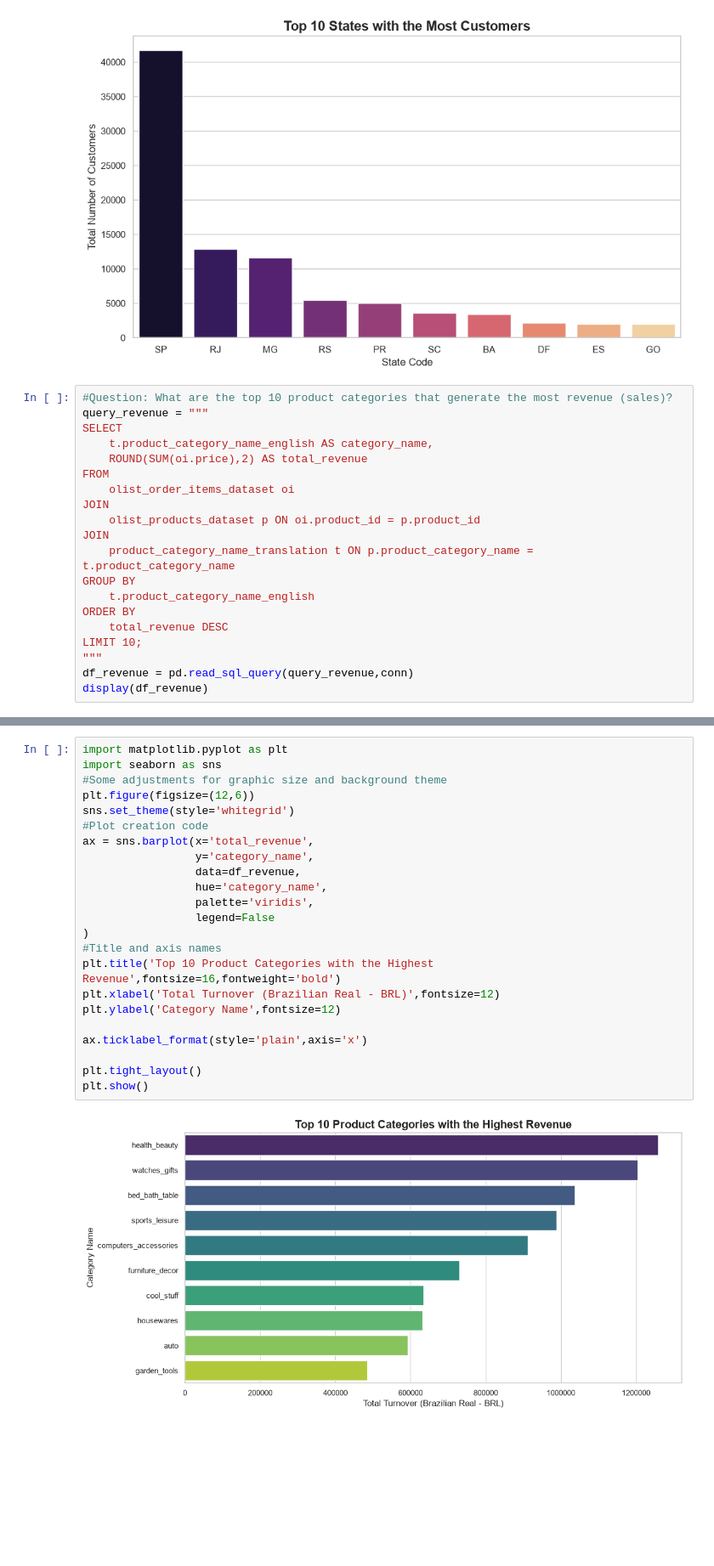
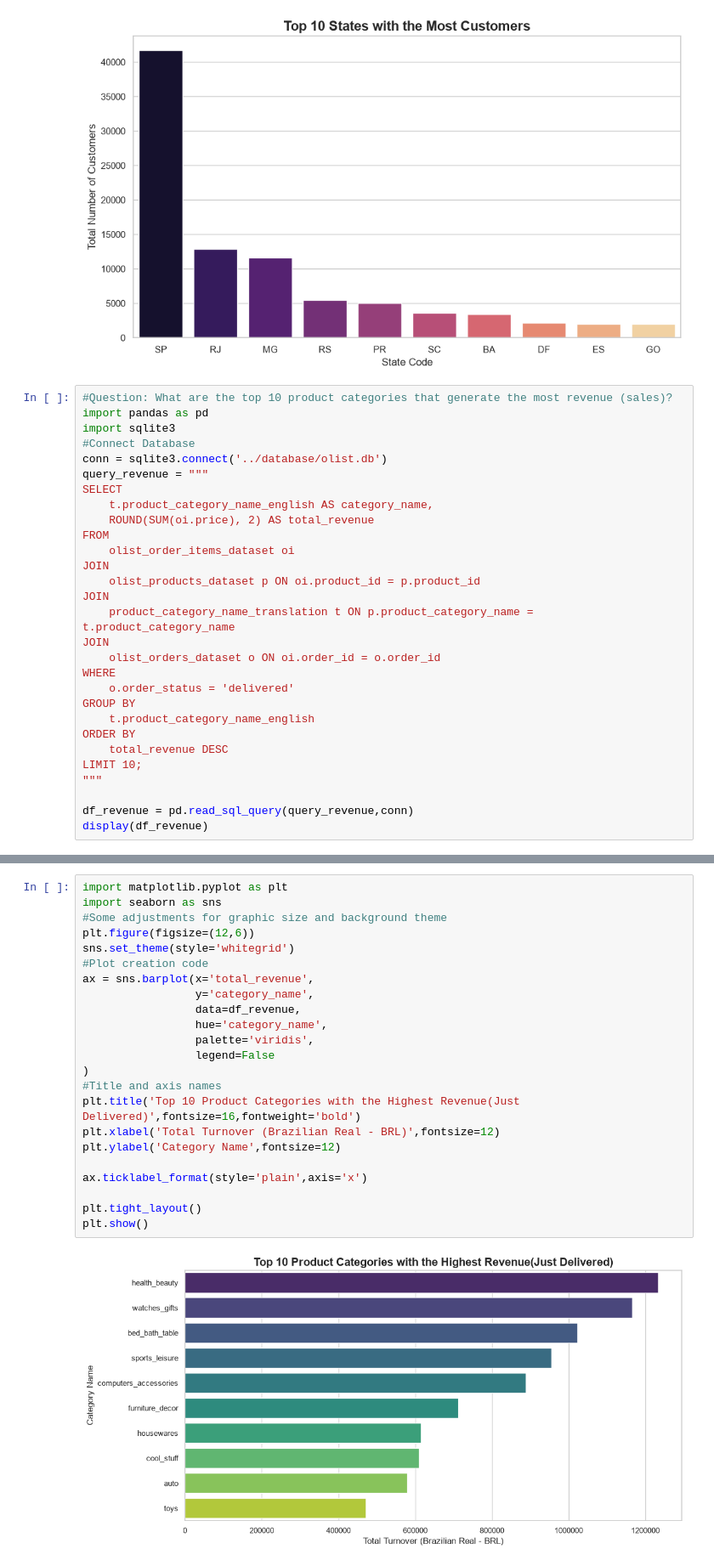
Before and after one commit to Helsy0/Olist-E-Commerce-Analysis, a Jupyter notebook: notebooks/2_sql_analysis.ipynb, the cells around one changed output, grey strips where cells are left out. Shown at 85% size. Cells and saved outputs as stored; diff of their text form; blank space fills up the shorter version.

Commit message:
Added WHERE filtering

```diff
--- a/notebooks/2_sql_analysis.ipynb
+++ b/notebooks/2_sql_analysis.ipynb
@@ -55,22 +55,31 @@ plt.show()
 [figure]
 # %%
 #Question: What are the top 10 product categories that generate the most revenue (sales)?
+import pandas as pd
+import sqlite3
+#Connect Database
+conn = sqlite3.connect('../database/olist.db')
 query_revenue = """
 SELECT
     t.product_category_name_english AS category_name,
-    ROUND(SUM(oi.price),2) AS total_revenue
+    ROUND(SUM(oi.price), 2) AS total_revenue
 FROM
     olist_order_items_dataset oi
 JOIN
     olist_products_dataset p ON oi.product_id = p.product_id
 JOIN
     product_category_name_translation t ON p.product_category_name = t.product_category_name
+JOIN
+    olist_orders_dataset o ON oi.order_id = o.order_id
+WHERE
+    o.order_status = 'delivered'
 GROUP BY
     t.product_category_name_english
 ORDER BY
     total_revenue DESC
 LIMIT 10;
 """
+
 df_revenue = pd.read_sql_query(query_revenue,conn)
 display(df_revenue)
 # %% [output]
@@ -88,25 +97,25 @@ display(df_revenue)
 # %%
 import matplotlib.pyplot as plt
 import seaborn as sns
 #Some adjustments for graphic size and background theme
 plt.figure(figsize=(12,6))
 sns.set_theme(style='whitegrid')
 #Plot creation code
 ax = sns.barplot(x='total_revenue',
                  y='category_name',
                  data=df_revenue,
                  hue='category_name',
                  palette='viridis',
                  legend=False
 )
 #Title and axis names
-plt.title('Top 10 Product Categories with the Highest Revenue',fontsize=16,fontweight='bold')
+plt.title('Top 10 Product Categories with the Highest Revenue(Just Delivered)',fontsize=16,fontweight='bold')
 plt.xlabel('Total Turnover (Brazilian Real - BRL)',fontsize=12)
 plt.ylabel('Category Name',fontsize=12)
 
 ax.ticklabel_format(style='plain',axis='x')
 
 plt.tight_layout()
 plt.show()
 # %% [output]
-[figure, old version]
+[figure, new version]
```
Also changed, not shown: parts of 1 cell of this notebook.
